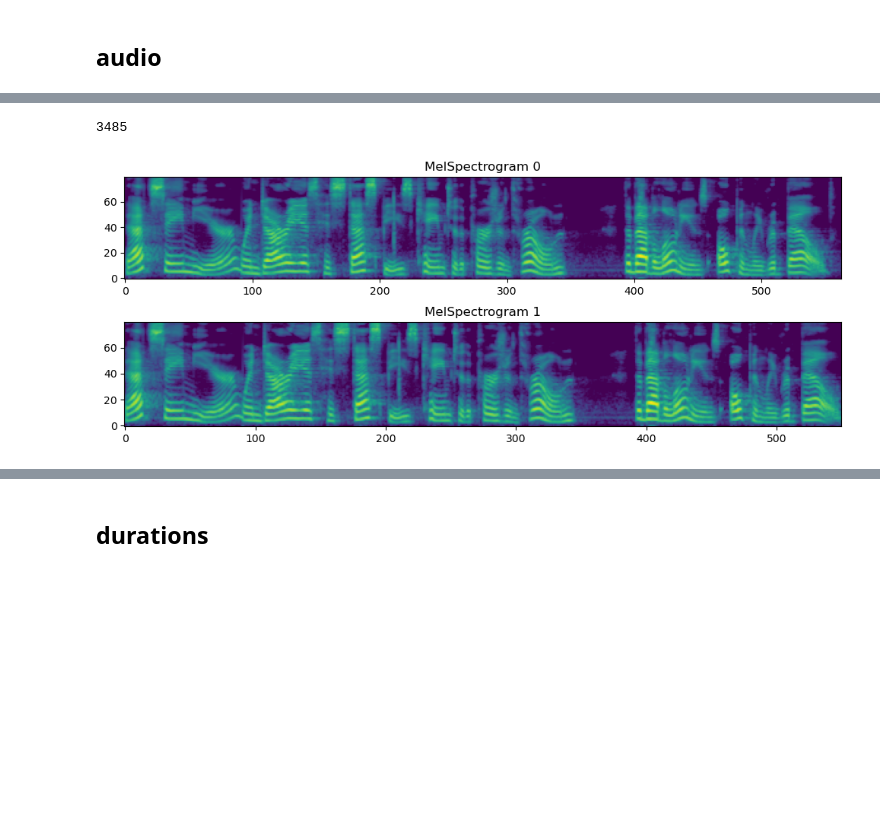
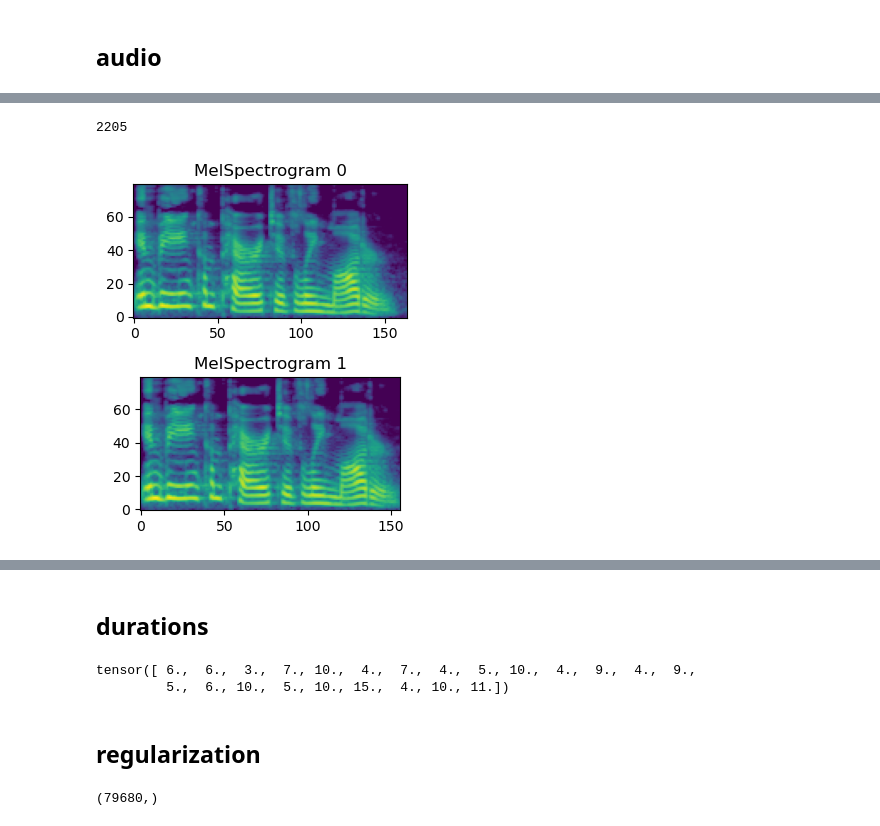
Before and after one commit to ahadjawaid/fastspeech, a Jupyter notebook: nbs/04_preprocess.ipynb, the cells around one changed output, grey strips where cells are left out. Cells and saved outputs as stored; diff of their text form; code cells hidden in the pictures; blank space fills up the shorter version.

```diff
--- a/nbs/04_preprocess.ipynb
+++ b/nbs/04_preprocess.ipynb
@@ -20,17 +23,19 @@ from fastspeech.visualize import show_mels
 # %%
 #| hide
-path = Path("../../data/LJSpeech-1.1/")
+path = Path("../sample_data/")
 sr = 22050
 hl = 256
 cut = 10
 
 file_paths = get_audio_files(path)
 tgt_paths = L(file_paths).map(partial(replace_extension, extension='.TextGrid'))
-vocab_path = Path("../../data/CMUDict/cmudict-0.7b.symbols.txt")
+vocab_path = Path("../sample_data/cmudict-0.7b.symbols.txt")
 
 wavs = list(map(partial(load_audio, sr=22050), file_paths[:cut]))
 phones, durations = zip(*map(partial(get_phones_and_durations, sr=sr, hl=hl),
                              tgt_paths[:cut]))
+
+wav = wavs[0]
 # %% [markdown]
 ## phones
 # %%
@@ -67,3 +72,12 @@ vocab[10], vocab[vocab[10]], len(vocab)
 ('AH1', 10, 86)
 # %% [markdown]
 ## audio
+# %%
+#| export
+def melspectrogram(inp: tensor, n_fft:int=1024,
+                   hop_length:int=256, n_mels:int=80):
+    return librosa.feature.melspectrogram(y=inp, n_fft=n_fft, hop_length=hop_length,
+                                          n_mels=n_mels)
+# %%
+mel = melspectrogram(wav)
+show_mel(mel)
@@ -82,16 +98,12 @@ wav = wavs[0]
 trimmed = trim_audio(wav, top_db=30, n_fft=1024, hl=256)
 len(wav) - len(trimmed)
 # %% [output]
-3485
+2205
-# %%
-#| hide
-melspectrogram = partial(librosa.feature.melspectrogram, n_fft=1024, hop_length=256, n_mels=80)
-mel = melspectrogram(y=wav)
-trimmed_mel = melspectrogram(y=trimmed)
 # %%
+trimmed_mel = melspectrogram(trimmed)
 show_mels([mel, trimmed_mel]);
 # %% [output]
-[figure, old version]
+[figure, new version]
 # %%
 #| hide
 from IPython.display import Audio, display
@@ -105,0 +144,8 @@ display(Audio(trimmed, rate=sr))
+# %%
+rounded = round_and_align_durations(duration, mel_len)
+rounded
+# %% [output]
+tensor([ 6.,  6.,  3.,  7., 10.,  4.,  7.,  4.,  5., 10.,  4.,  9.,  4.,  9.,
+         5.,  6., 10.,  5., 10., 15.,  4., 10., 11.])
+# %% [markdown]
+## regularization
@@ -105,0 +157,5 @@ display(Audio(trimmed, rate=sr))
+# %%
+flattened = flatten_and_concat(mels)
+flattened.shape
+# %% [output]
+(79680,)
```
Also changed, not shown: parts of 12 cells of this notebook, 3 other files.
